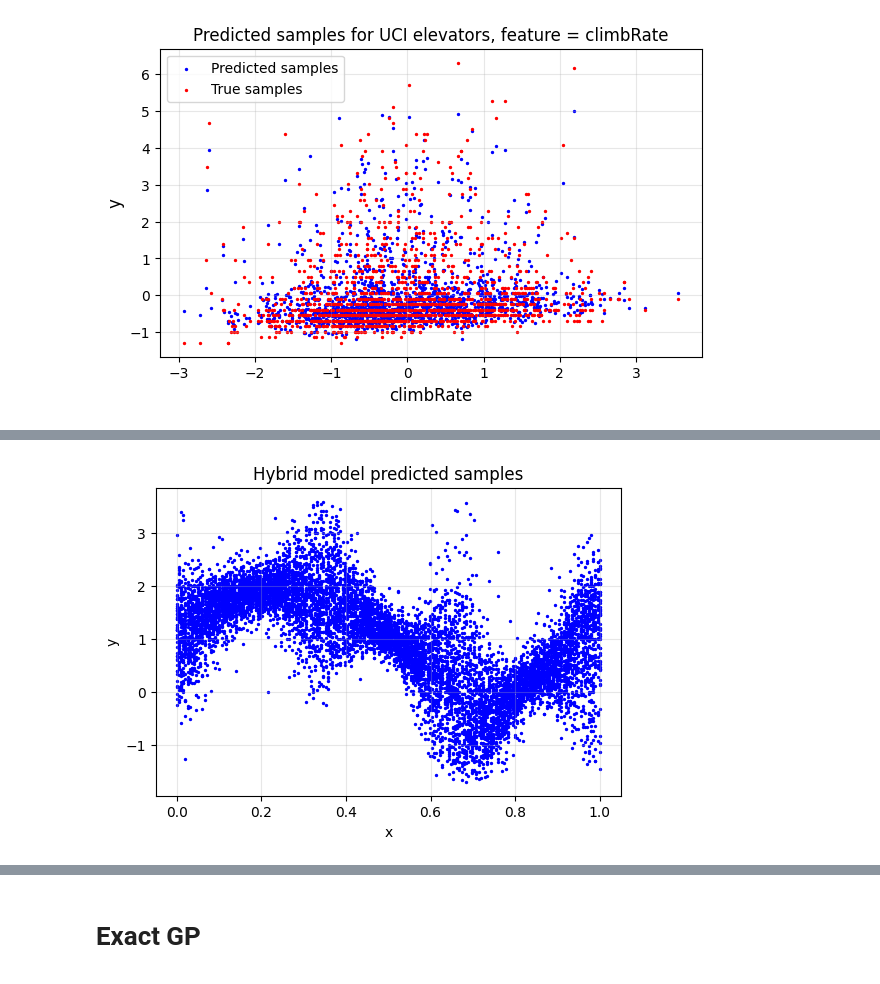
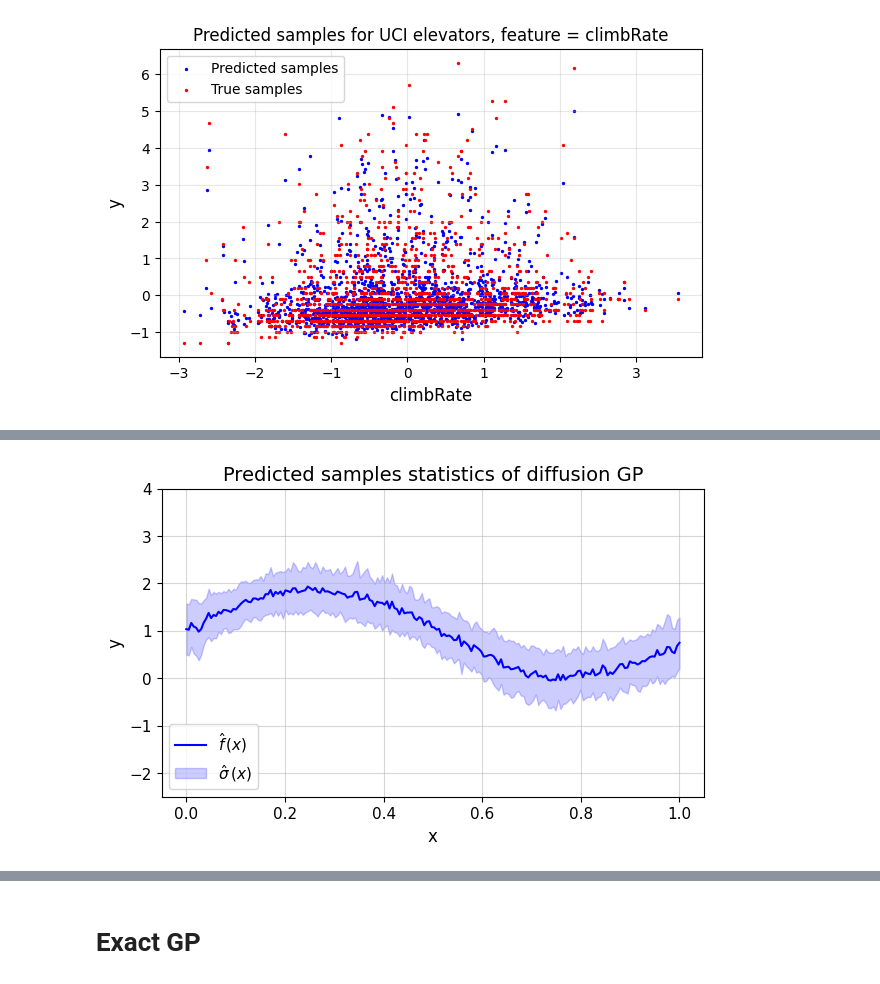
Before and after one commit to gurooria/Diffusion-Gaussian-Processes, a Jupyter notebook: synthetic/usage.ipynb, the cells around one changed output, grey strips where cells are left out. Saved outputs shown, nothing was run; the diff lists cells and outputs as text; code cells hidden in the pictures.

```diff
--- a/synthetic/usage.ipynb
+++ b/synthetic/usage.ipynb
@@ -143,12 +146,12 @@ def sample_dgp(model, likelihood, T, X, y_t, diffusion, clamp=False, clamp_mag =
 # %%
 num_epochs = 100
 lr = 0.01
-num_inducing_points = 1000
-loss_type = "mse"
+num_inducing_points = 500
+loss_type = "elbo"
 T = 1000
 device = torch.device('cuda' if torch.cuda.is_available() else 'cpu')
 results = {}
-dataset = DiffusionDataset(dataset_name='elevators', n_samples=3000, seed=42, x_normalise=True, y_normalise=True)
+dataset = DiffusionDataset(dataset_name='sin_1d', n_samples=3000, seed=42, x_normalise=True, y_normalise=True)
 train_loader, test_loader, val_loader = get_dataloader(dataset, batch_size=32, train_ratio=0.8, val_ratio=0.1, shuffle=True, seed=42)
 diffusion = Diffusion(T=T)
 x_scalar, y_scalar = dataset.get_scalers()
@@ -248,0 +278,10 @@ RMSE on test set for constant and [1.5, 1.5, 1.5] matern nu: 0.4529874324798584
+# %%
+# calculate negative log likelihood
+def gaussian_nll(y_true, mu, sigma):
+    return 0.5 * torch.log(2 * torch.pi * sigma**2) + (y_true - mu)**2 / (2 * sigma**2)
+
+nll = 0
+for i in range(len(samples_mean)):
+    nll += gaussian_nll(true_values[i], samples_mean[i], samples_std[i])
+nll = nll / len(samples_mean)
+print(f"NLL: {nll}")
@@ -295,12 +359,12 @@ x_locations = torch.linspace(0, 1, 200, dtype=torch.float32)
 x_locations = x_locations.reshape(-1, 1)
 x_locations = torch.tensor(x_scalar.transform(x_locations), device=device).to(torch.float32)
 y_t = torch.randn_like(torch.zeros(x_locations.shape[0], 1), device=device, dtype=torch.float32)
-num_samples = 50
+num_samples = 100
 samples = torch.empty(x_locations.shape[0], num_samples, device=device, dtype=torch.float32)
 
 with tqdm(total=num_samples) as pbar:
     for i in range(num_samples):
-        samples[:, i] = sample_dgp(model, likelihood, T, x_locations, y_t, diffusion, clamp=True)[:, 0]
+        samples[:, i] = sample_dgp(model, likelihood, T, x_locations, y_t, diffusion, clamp=True, clamp_mag=4)[:,0]
         pbar.update(1)
 
 samples = y_scalar.inverse_transform(samples)
@@ -310,22 +400,46 @@ KeyboardInterrupt:
 # %%
-plt.figure(figsize=(6, 4))
-plt.grid(alpha=0.3)
-plt.xlabel('x')
-plt.ylabel('y')
-plt.title('Hybrid model predicted samples')
-for i in range(samples.shape[1]):
-    plt.scatter(x_locations, samples[:, i], s=2, c='b', label='y_t')
+def f(x):
+    return 1 + np.sin(2 * np.pi * x)
+def std(x):
+    return 0.5 + 0.4 * np.cos(6 * np.pi * x)
 
-plt.figure(figsize=(6, 4))
-plt.grid(alpha=0.3)
-plt.xlabel('x')
-plt.ylabel('y')
-plt.title('Predicted samples statistics')
-y_pred_mean = np.mean(samples, axis=1)
+# plt.figure(figsize=(7, 4))
+# plt.grid(alpha=0.5)
+# plt.xlabel('x', fontsize=12)
+# plt.ylabel('y', fontsize=12)
+# plt.title('Hybrid model predicted samples', fontsize=14)
+# for i in range(samples.shape[1]):
+#     plt.scatter(x_locations, samples[:, i], s=2, c='b', label='y_t')
+# # plt.legend(loc='upper right', fontsize=11)
+# plt.xticks(fontsize=11)
+# plt.yticks(fontsize=11)
+
+plt.figure(figsize=(7, 4))
+plt.grid(alpha=0.5)
+plt.xlabel('x', fontsize=12)
+plt.ylabel('y', fontsize=12)
+plt.title('Predicted samples statistics of diffusion GP', fontsize=14)
+samples = torch.tensor(samples)
+y_pred_mean = torch.mean(samples, axis=1)
+# y_pred_mean = y_scalar.inverse_transform(y_pred_mean.reshape(-1, 1))
 # get the variance of the predicted samples
-y_pred_std = np.std(samples, axis=1)
+y_pred_std = torch.std(samples, axis=1)
+# plot the true function
+# plt.plot(x_locations, f(x_locations), label=r'$f\,(x)$', c='r', linewidth=1.5)
+# plt.fill_between(x_locations[:,0], f(x_locations[:,0]) - std(x_locations[:,0]), f(x_locations[:,0]) + std(x_locations[:,0]), alpha=0.2, label=r'$\sigma\,(x)$', color='r')
 # plot the mean and std of the predicted samples
-plt.plot(x_locations, y_pred_mean, label='y_pred_mean', c='b')
-plt.fill_between(x_locations[:,0], y_pred_mean - y_pred_std, y_pred_mean + y_pred_std, alpha=0.2, label='y_pred_std', color='b')
-plt.legend()
+# x_locations = x_scalar.transform(x_locations)
+# y_pred_mean = y_scalar.transform(y_pred_mean.reshape(-1, 1))
+# x_locations = x_scalar.inverse_transform(x_locations)
+# y_pred_mean = y_scalar.inverse_transform(y_pred_mean.reshape(-1, 1))
+plt.plot(x_locations, y_pred_mean, label=r'$\hat{f}\,(x)$', c='b', linewidth=1.5)
+plt.fill_between(x_locations[:,0], y_pred_mean - y_pred_std, y_pred_mean + y_pred_std, alpha=0.2, label=r'$\hat{\sigma}\,(x)$', color='b')
+# locations = x_scalar.inverse_transform(locations)
+# plt.scatter(locations[:,0], predictions[:,0], label='samples', c='r', s=1)
+
+# plt.scatter(locations, predictions, label='samples', c='r', s=1)
+plt.ylim(-2.5, 4)
+plt.legend(fontsize=11, loc='lower left')
+plt.xticks(fontsize=11)
+plt.yticks(fontsize=11)
 # %% [output]
@@ -333 +455 @@ plt.legend()
-[figure, old version]
+[figure, new version]
```
Also changed, not shown: parts of 17 cells of this notebook, 19 other files.
